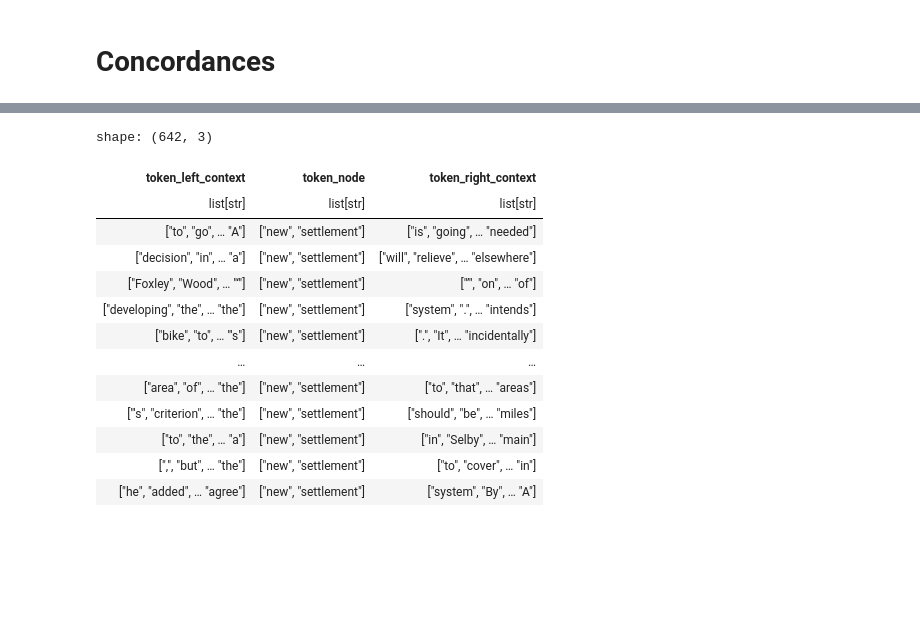
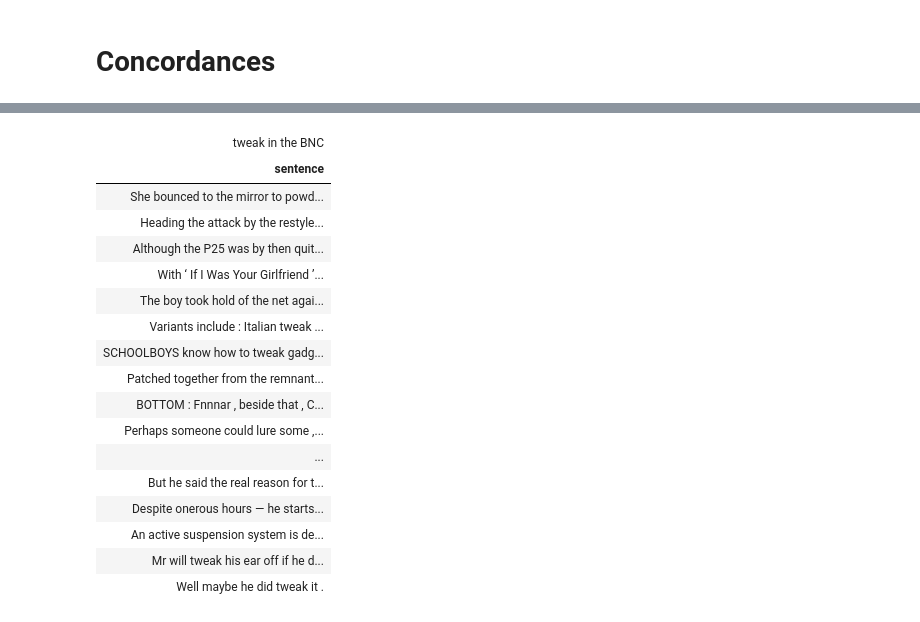
Before and after one commit to rmalouf/polars_corpus, a Jupyter notebook: examples/concordance.ipynb, the cells around one changed output, grey strips where cells are left out. Cells and saved outputs as stored; diff of their text form; code cells hidden in the pictures; blank space fills up the shorter version.

```diff
--- a/examples/concordance.ipynb
+++ b/examples/concordance.ipynb
@@ -89,18 +71,35 @@ shape: (103_647, 2)
-# %%
-r = plc.search(c, '[token="new"] [token="settlement"]')
-r.kwic_concordance('token', 5)
-# %% [output]
-shape: (642, 3)
-| token_left_context | token_node | token_right_context |
-| list[str] | list[str] | list[str] |
-| ["to", "go", … "A"] | ["new", "settlement"] | ["is", "going", … "needed"] |
-| ["decision", "in", … "a"] | ["new", "settlement"] | ["will", "relieve", … "elsewhere"] |
-| ["Foxley", "Wood", … "‘"] | ["new", "settlement"] | ["’", "on", … "of"] |
-| ["developing", "the", … "the"] | ["new", "settlement"] | ["system", ".", … "intends"] |
-| ["bike", "to", … "'s"] | ["new", "settlement"] | [".", "It", … "incidentally"] |
-| … | … | … |
-| ["area", "of", … "the"] | ["new", "settlement"] | ["to", "that", … "areas"] |
-| ["'s", "criterion", … "the"] | ["new", "settlement"] | ["should", "be", … "miles"] |
-| ["to", "the", … "a"] | ["new", "settlement"] | ["in", "Selby", … "main"] |
-| [",", "but", … "the"] | ["new", "settlement"] | ["to", "cover", … "in"] |
-| ["he", "added", … "agree"] | ["new", "settlement"] | ["system", "By", … "A"] |
+# %%
+#conc = m.kwic_concordance('token', context='sent_tag')
+#conc.select(sentence=pl.concat_list(cs.all()).list.join(" "))
+
+
+tbl = verbs.kwic_concordance('token', context='sent_tag') \
+    .select(cs.all().list.join(" ")) \
+    .select(pl.concat_str(pl.col('token_left_context'), pl.lit(" **") + pl.col('token') + pl.lit("** ") +
+                pl.col('token_right_context')
+).alias('sentence')) \
+    .style
+
+tbl.tab_header(title=gt.md('*tweak* in the BNC')) \
+    .cols_align(align="left", columns="sentence") \
+     .fmt_markdown(columns="sentence")
+#    .tab_options(table_font_names=gt.system_fonts("industrial")) \
+# %% [output]
+| tweak in the BNC |
+| sentence |
+| She bounced to the mirror to powd... |
+| Heading the attack by the restyle... |
+| Although the P25 was by then quit... |
+| With ‘ If I Was Your Girlfriend ’... |
+| The boy took hold of the net agai... |
+| Variants include : Italian tweak ... |
+| SCHOOLBOYS know how to tweak gadg... |
+| Patched together from the remnant... |
+| BOTTOM : Fnnnar , beside that , C... |
+| Perhaps someone could lure some ,... |
+| ... |
+| But he said the real reason for t... |
+| Despite onerous hours — he starts... |
+| An active suspension system is de... |
+| Mr will tweak his ear off if he d... |
+| Well maybe he did tweak it . |
```
Also changed, not shown: parts of 7 cells of this notebook, 8 other files.
